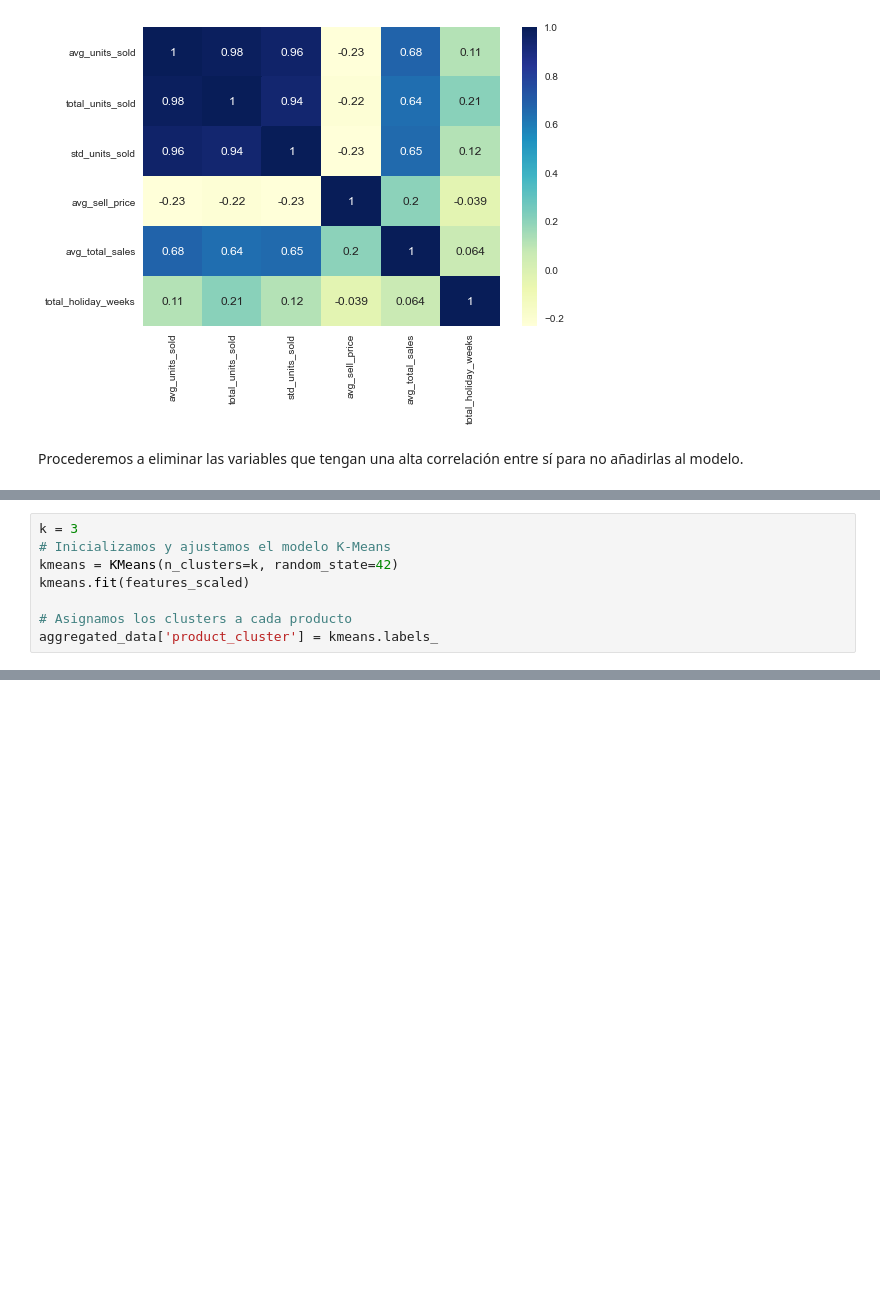
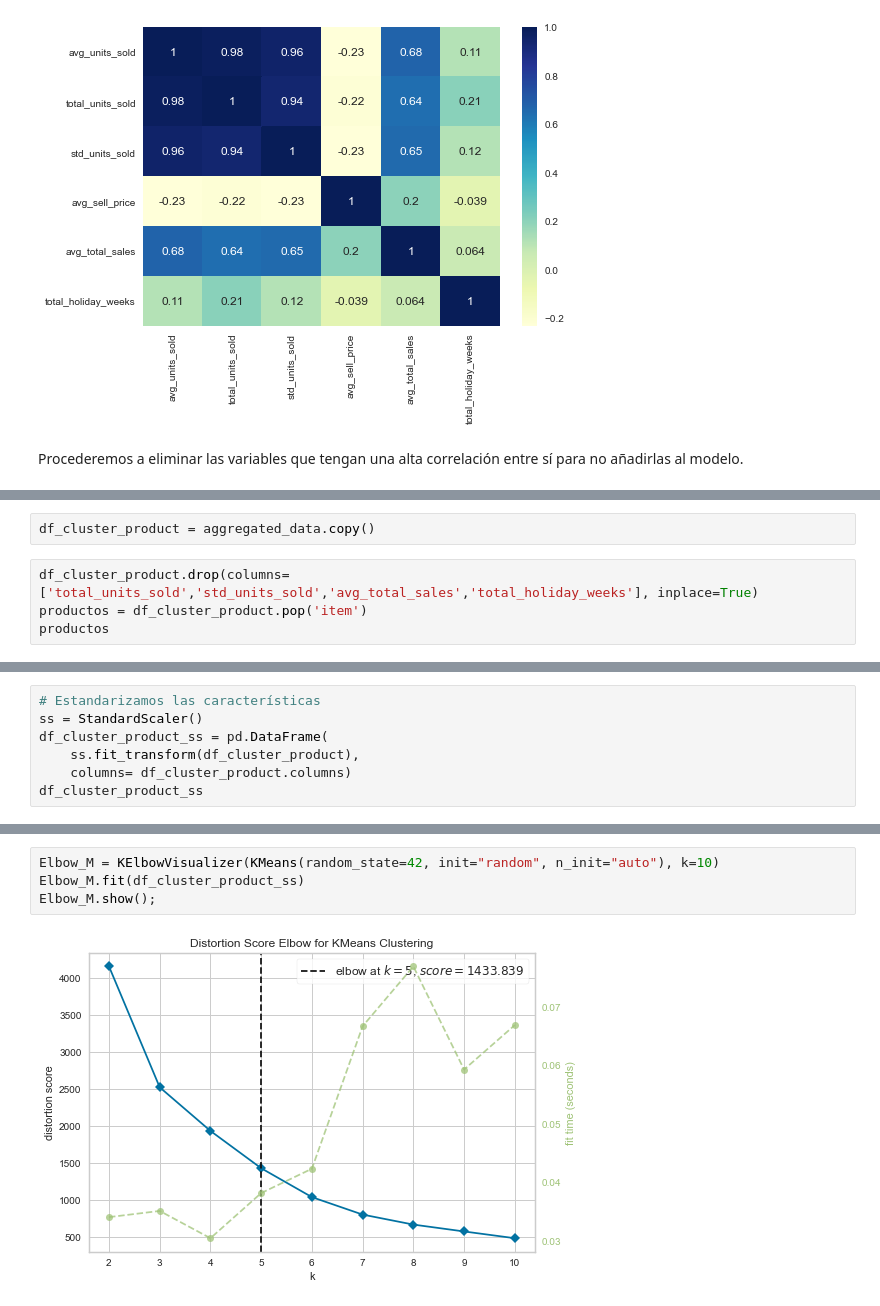
Before and after one commit to alitermat/capstone_retail_TFM, a Jupyter notebook: notebooks/Clustering_producto.ipynb, the cells around one changed output, grey strips where cells are left out. Saved outputs shown, nothing was run; the diff lists cells and outputs as text; blank space fills up the shorter version.

Commit message:
add baseline clustering_product

```diff
--- a/notebooks/Clustering_producto.ipynb
+++ b/notebooks/Clustering_producto.ipynb
@@ -107,8 +97,0 @@ features_scaled = scaler.fit_transform(features)
-# %%
-k = 3
-# Inicializamos y ajustamos el modelo K-Means
-kmeans = KMeans(n_clusters=k, random_state=42)
-kmeans.fit(features_scaled)
-
-# Asignamos los clusters a cada producto
-aggregated_data['product_cluster'] = kmeans.labels_
@@ -133,0 +98,6 @@ aggregated_data[['item', 'product_cluster']]
+# %%
+df_cluster_product = aggregated_data.copy()
+# %%
+df_cluster_product.drop(columns=['total_units_sold','std_units_sold','avg_total_sales','total_holiday_weeks'], inplace=True)
+productos = df_cluster_product.pop('item')
+productos
@@ -133,0 +117,7 @@ aggregated_data[['item', 'product_cluster']]
+# %%
+# Estandarizamos las características
+ss = StandardScaler()
+df_cluster_product_ss = pd.DataFrame(
+    ss.fit_transform(df_cluster_product),
+    columns= df_cluster_product.columns)
+df_cluster_product_ss
@@ -133,0 +138,6 @@ aggregated_data[['item', 'product_cluster']]
+# %%
+Elbow_M = KElbowVisualizer(KMeans(random_state=42, init="random", n_init="auto"), k=10)
+Elbow_M.fit(df_cluster_product_ss)
+Elbow_M.show();
+# %% [output]
+[figure, added]
```
Also changed, not shown: parts of 13 cells of this notebook.
